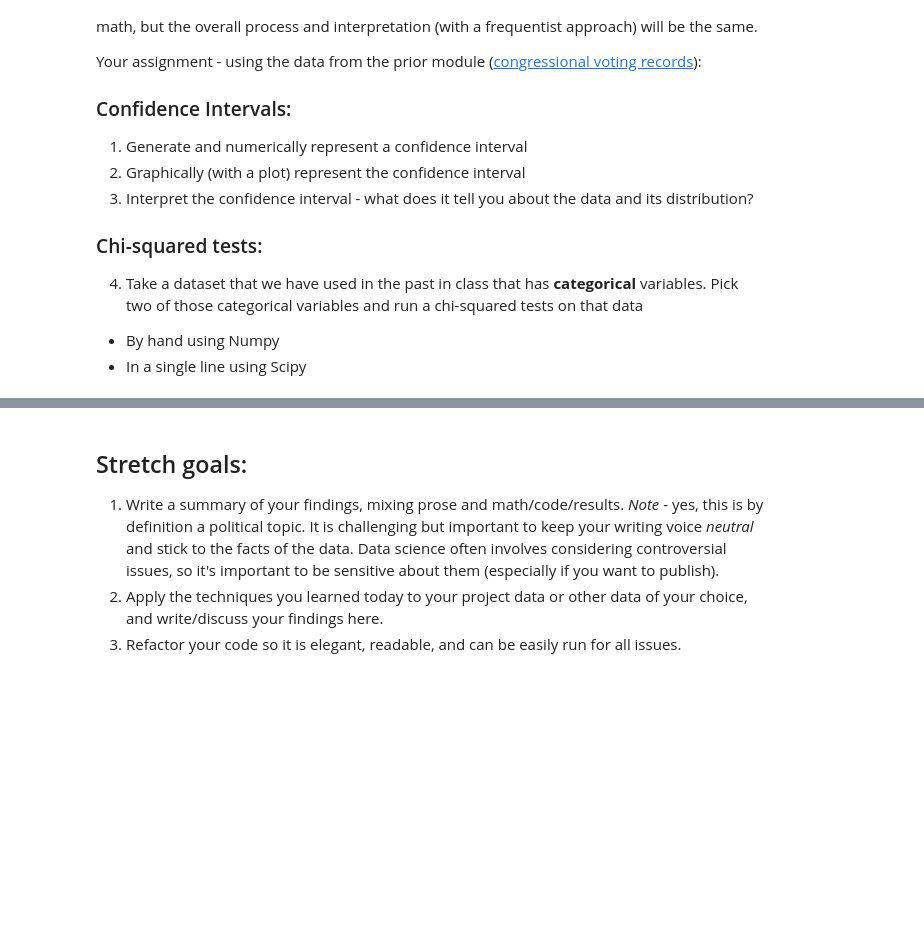
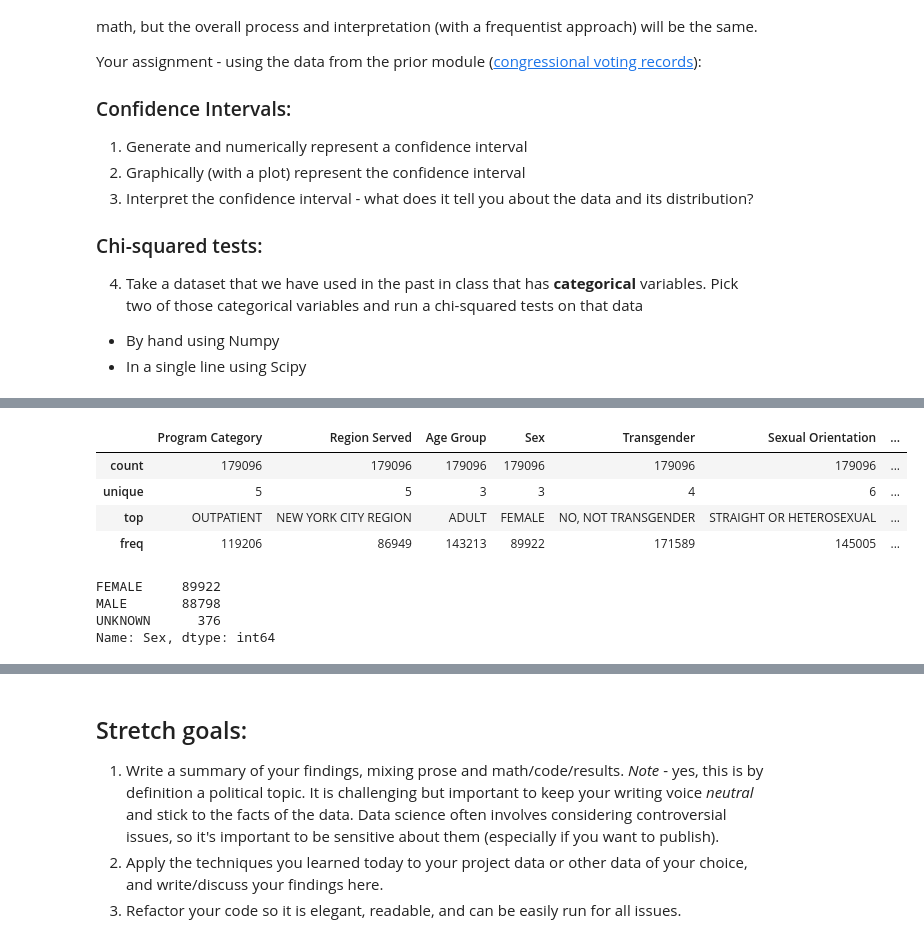
Before and after one commit to qweliant/DS-Unit-1-Sprint-3-Statistical-Tests-and-Experiments, a Jupyter notebook: module2-sampling-confidence-intervals-and-hypothesis-testing/LS_DS_132_Sampling_Confidence_Intervals_and_Hypothesis_Testing_Assignment.ipynb, the cells around one changed output, grey strips where cells are left out. Drawn from its saved outputs; the diff is of its cells as text; code cells hidden in the pictures; blank space fills up the shorter version.

```diff
--- a/module2-sampling-confidence-intervals-and-hypothesis-testing/LS_DS_132_Sampling_Confidence_Intervals_and_Hypothesis_Testing_Assignment.ipynb
+++ b/module2-sampling-confidence-intervals-and-hypothesis-testing/LS_DS_132_Sampling_Confidence_Intervals_and_Hypothesis_Testing_Assignment.ipynb
@@ -153,0 +117,15 @@ south-africa
+# %%
+df.describe(exclude='number')
+# %% [output]
+|  | Program Category | Region Served | Age Group | Sex | Transgender | Sexual Orientation | ... |
+| count | 179096 | 179096 | 179096 | 179096 | 179096 | 179096 | ... |
+| unique | 5 | 5 | 3 | 3 | 4 | 6 | ... |
+| top | OUTPATIENT | NEW YORK CITY REGION | ADULT | FEMALE | NO, NOT TRANSGENDER | STRAIGHT OR HETEROSEXUAL | ... |
+| freq | 119206 | 86949 | 143213 | 89922 | 171589 | 145005 | ... |
+# %%
+df['Sex'].value_counts()
+# %% [output]
+FEMALE     89922
+MALE       88798
+UNKNOWN      376
+Name: Sex, dtype: int64
```
Also changed, not shown: parts of 27 cells of this notebook.
